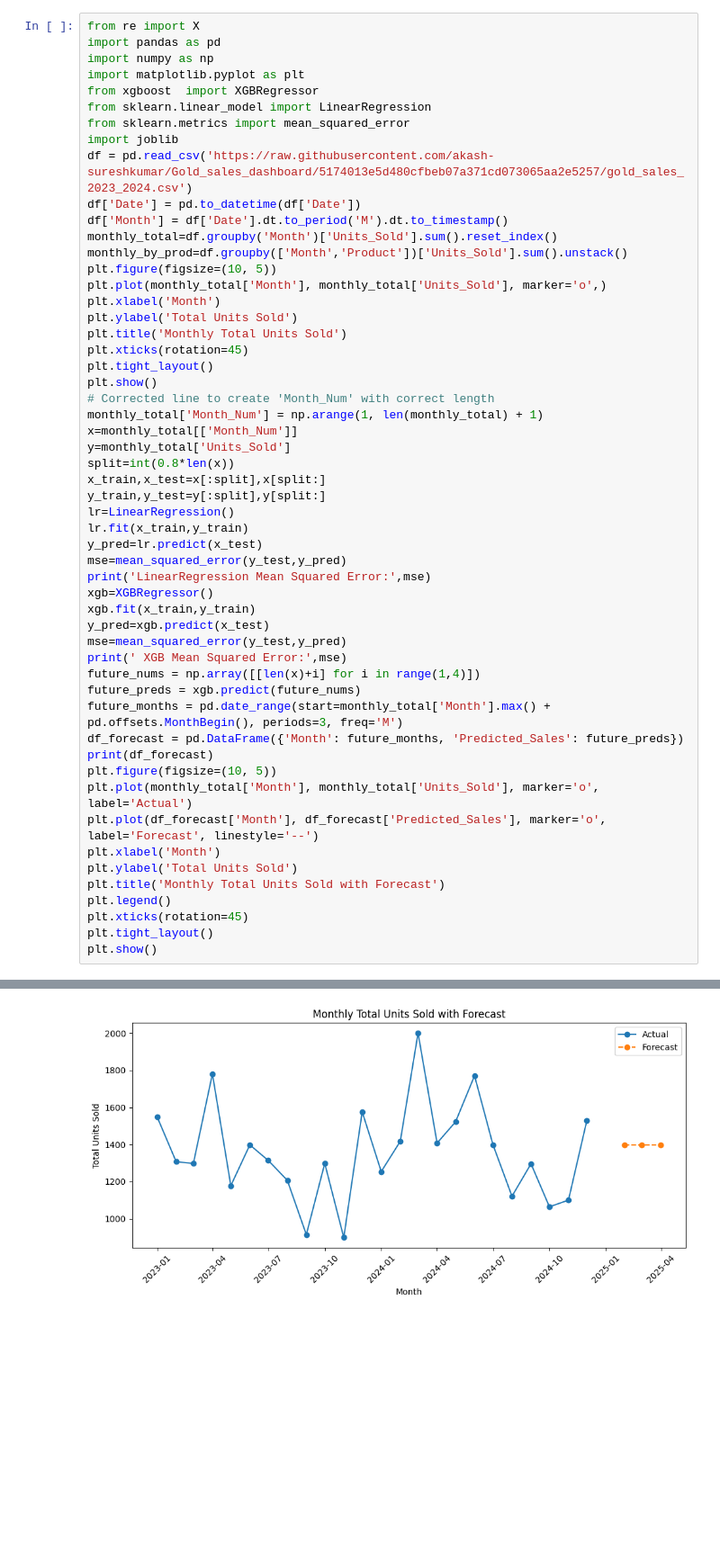
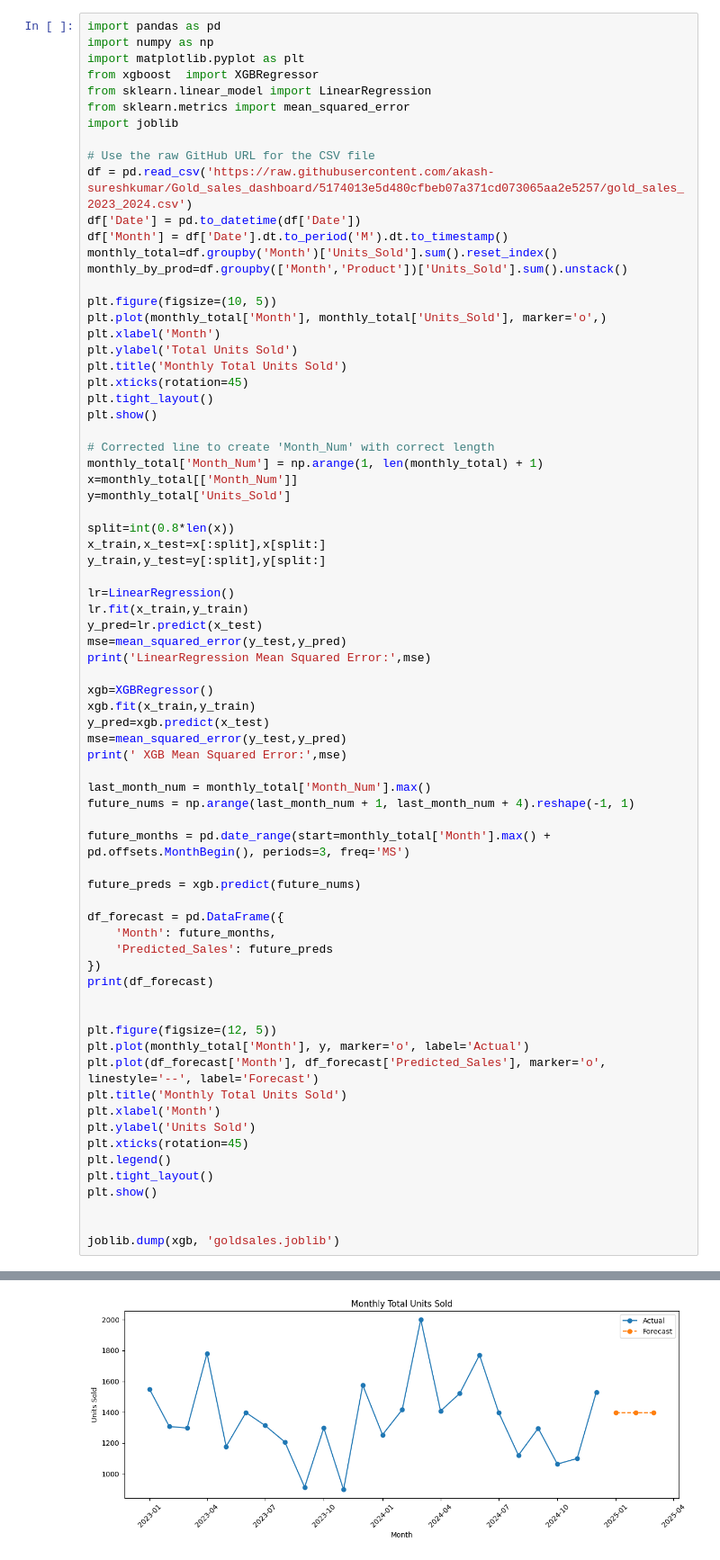
Before and after one commit to akash-sureshkumar/Gold_sales_dashboard, a Jupyter notebook: gold_ml.ipynb, the cells around one changed output, grey strips where cells are left out. Shown: that part at 90% size. Saved outputs shown, nothing was run; the diff lists cells and outputs as text; blank space fills up the shorter version.

```diff
--- a/gold_ml.ipynb
+++ b/gold_ml.ipynb
@@ -3,5 +122,4 @@
 # %%
-from re import X
 import pandas as pd
 import numpy as np
 import matplotlib.pyplot as plt
@@ -9,11 +127,14 @@ from xgboost  import XGBRegressor
 from sklearn.linear_model import LinearRegression
 from sklearn.metrics import mean_squared_error
 import joblib
+
+# Use the raw GitHub URL for the CSV file
 df = pd.read_csv('https://raw.githubusercontent.com/akash-sureshkumar/Gold_sales_dashboard/5174013e5d480cfbeb07a371cd073065aa2e5257/gold_sales_2023_2024.csv')
 df['Date'] = pd.to_datetime(df['Date'])
 df['Month'] = df['Date'].dt.to_period('M').dt.to_timestamp()
 monthly_total=df.groupby('Month')['Units_Sold'].sum().reset_index()
 monthly_by_prod=df.groupby(['Month','Product'])['Units_Sold'].sum().unstack()
+
 plt.figure(figsize=(10, 5))
 plt.plot(monthly_total['Month'], monthly_total['Units_Sold'], marker='o',)
 plt.xlabel('Month')
@@ -22,38 +143,55 @@ plt.title('Monthly Total Units Sold')
 plt.xticks(rotation=45)
 plt.tight_layout()
 plt.show()
+
 # Corrected line to create 'Month_Num' with correct length
 monthly_total['Month_Num'] = np.arange(1, len(monthly_total) + 1)
 x=monthly_total[['Month_Num']]
 y=monthly_total['Units_Sold']
+
 split=int(0.8*len(x))
 x_train,x_test=x[:split],x[split:]
 y_train,y_test=y[:split],y[split:]
+
 lr=LinearRegression()
 lr.fit(x_train,y_train)
 y_pred=lr.predict(x_test)
 mse=mean_squared_error(y_test,y_pred)
 print('LinearRegression Mean Squared Error:',mse)
+
 xgb=XGBRegressor()
 xgb.fit(x_train,y_train)
 y_pred=xgb.predict(x_test)
 mse=mean_squared_error(y_test,y_pred)
 print(' XGB Mean Squared Error:',mse)
-future_nums = np.array([[len(x)+i] for i in range(1,4)])
+
+last_month_num = monthly_total['Month_Num'].max()
+future_nums = np.arange(last_month_num + 1, last_month_num + 4).reshape(-1, 1)
+
+future_months = pd.date_range(start=monthly_total['Month'].max() + pd.offsets.MonthBegin(), periods=3, freq='MS')
+
 future_preds = xgb.predict(future_nums)
-future_months = pd.date_range(start=monthly_total['Month'].max() + pd.offsets.MonthBegin(), periods=3, freq='M')
-df_forecast = pd.DataFrame({'Month': future_months, 'Predicted_Sales': future_preds})
+
+df_forecast = pd.DataFrame({
+    'Month': future_months,
+    'Predicted_Sales': future_preds
+})
 print(df_forecast)
-plt.figure(figsize=(10, 5))
-plt.plot(monthly_total['Month'], monthly_total['Units_Sold'], marker='o', label='Actual')
-plt.plot(df_forecast['Month'], df_forecast['Predicted_Sales'], marker='o', label='Forecast', linestyle='--')
+
+
+plt.figure(figsize=(12, 5))
+plt.plot(monthly_total['Month'], y, marker='o', label='Actual')
+plt.plot(df_forecast['Month'], df_forecast['Predicted_Sales'], marker='o', linestyle='--', label='Forecast')
+plt.title('Monthly Total Units Sold')
 plt.xlabel('Month')
-plt.ylabel('Total Units Sold')
-plt.title('Monthly Total Units Sold with Forecast')
+plt.ylabel('Units Sold')
+plt.xticks(rotation=45)
 plt.legend()
-plt.xticks(rotation=45)
 plt.tight_layout()
 plt.show()
+
+
+joblib.dump(xgb, 'goldsales.joblib')
 # %% [output]
 [figure]
 LinearRegression Mean Squared Error: 121944.53367189897
@@ -65 +203 @@ LinearRegression Mean Squared Error: 121944.53367189897
-[figure, old version]
+[figure, new version]
```
Also changed, not shown: parts of 2 cells of this notebook.
